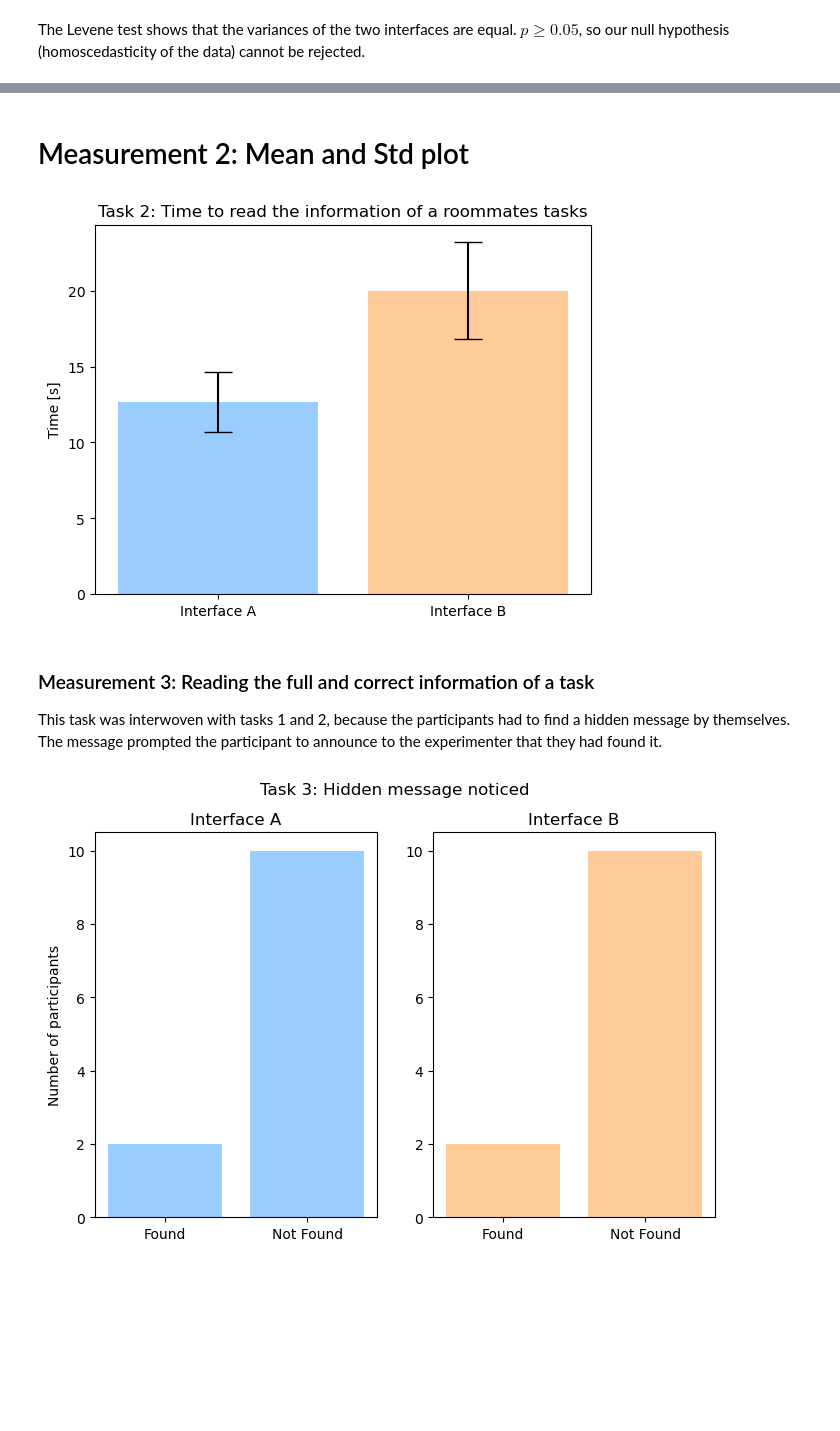
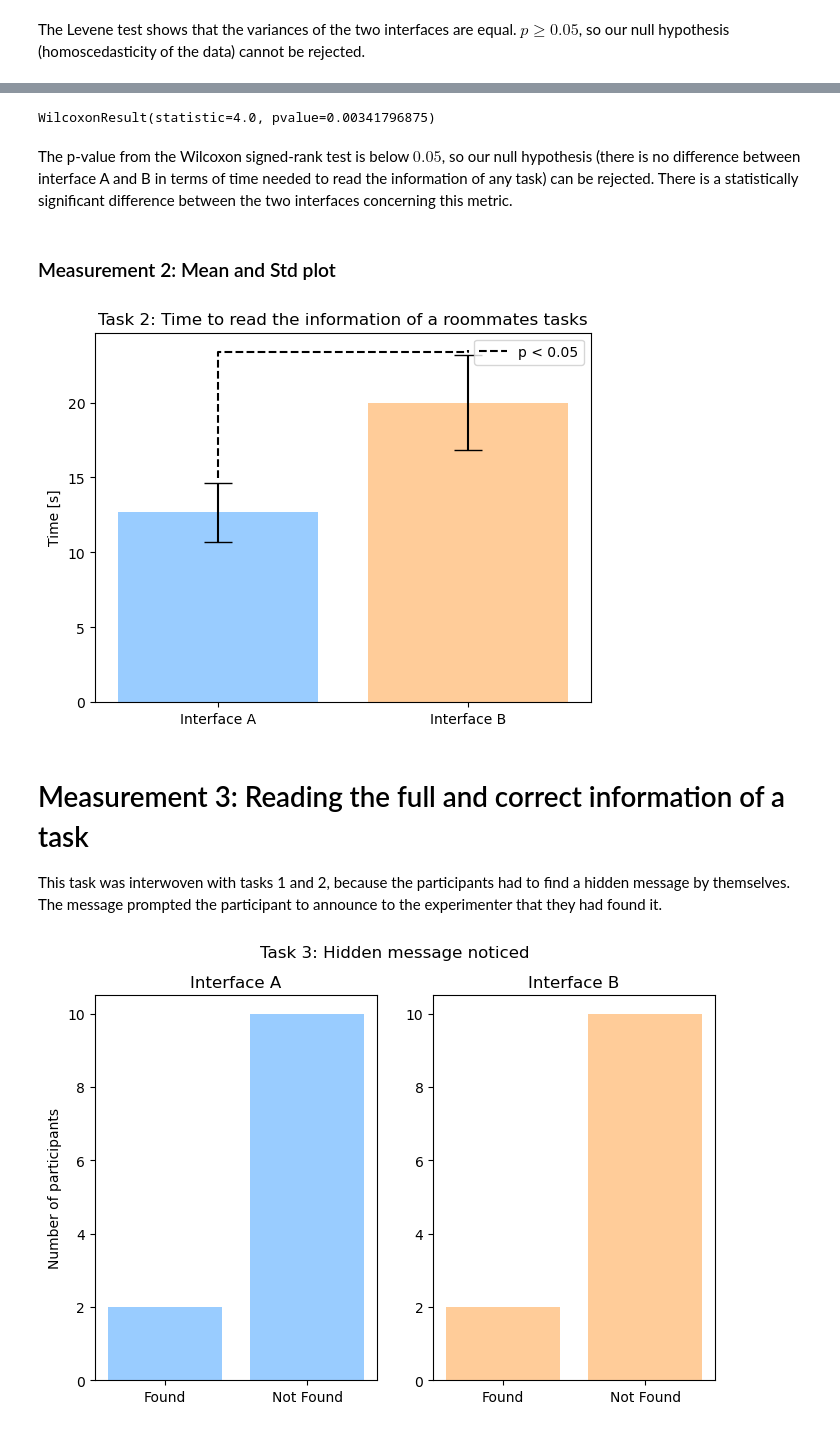
Before and after one commit to duxirosenberg/hci-project-hci2023-group-25, a Jupyter notebook: Deliverables/Study/Statistical Analysis.ipynb, the cells around one changed output, grey strips where cells are left out. Cells and saved outputs as stored; diff of their text form; code cells hidden in the pictures; blank space fills up the shorter version.

Commit message:
changed plots

```diff
--- a/Deliverables/Study/Statistical Analysis.ipynb
+++ b/Deliverables/Study/Statistical Analysis.ipynb
@@ -147,17 +172,46 @@ The Levene test shows that the variances of the two interfaces are equal. $p \ge
+# %%
+stats.wilcoxon(task_2_time_A, task_2_time_B)
+# %% [output]
+WilcoxonResult(statistic=4.0, pvalue=0.00341796875)
+# %% [markdown]
+The p-value from the Wilcoxon signed-rank test is below $0.05$, so our null hypothesis (there is no difference between interface A and B in terms of time needed to read the information of any task) can be rejected. There is a statistically significant difference between the two interfaces concerning this metric.
 # %% [markdown]
-# Measurement 2: Mean and Std plot
+### Measurement 2: Mean and Std plot
 # %%
 # mean and std deviation of measurements 2
 
 fig, ax = plt.subplots()
-ax.bar(['Interface A', 'Interface B'], [task_2_time_A.mean(), task_2_time_B.mean()], yerr=[task_2_time_A.sem(), task_2_time_B.sem()], capsize=10, color=['#99CCFF', '#FFCC99'])
+bars = ax.bar(['Interface A', 'Interface B'], [task_2_time_A.mean(), task_2_time_B.mean()], yerr=[task_2_time_A.sem(), task_2_time_B.sem()], capsize=10, color=['#99CCFF', '#FFCC99'])
 ax.set_ylabel('Time [s]')
 ax.set_title('Task 2: Time to read the information of a roommates tasks')
+
+
+# Adding significance lines
+significant = True
+
+if significant:
+    # Get the current height of the bars to determine where to start the line
+    y1 = bars[0].get_height() + task_2_time_A.sem() + 0.3  # Add a little offset above the error bar
+    y2 = bars[1].get_height() + task_2_time_B.sem() + 0.3  # Same for the second bar
+
+    # get top height of the plot
+    ylim = ax.get_ylim()[1] -1
+
+
+    # Draw the line
+    # add a "*" to the label to indicate significance
+    ax.plot(['Interface A', 'Interface A', 'Interface B', 'Interface B'], [y1, ylim, ylim, y2], 'k--', label='p < 0.05')
+    # add a legend
+
+    ax.legend()
+
+# save fig
+fig.savefig('task_2_time_mean.png')
 plt.show()
 # %% [output]
-[figure, old version]
+[figure, new version]
 # %% [markdown]
-### Measurement 3: Reading the full and correct information of a task
+# Measurement 3: Reading the full and correct information of a task
 This task was interwoven with tasks 1 and 2, because the participants had to find a hidden message by themselves. The message prompted the participant to announce to the experimenter that they had found it.
 # %%
 task_3_found_message_A = interface_A['Hidden message noticed']
```
Also changed, not shown: parts of 31 cells of this notebook, 9 other files.
